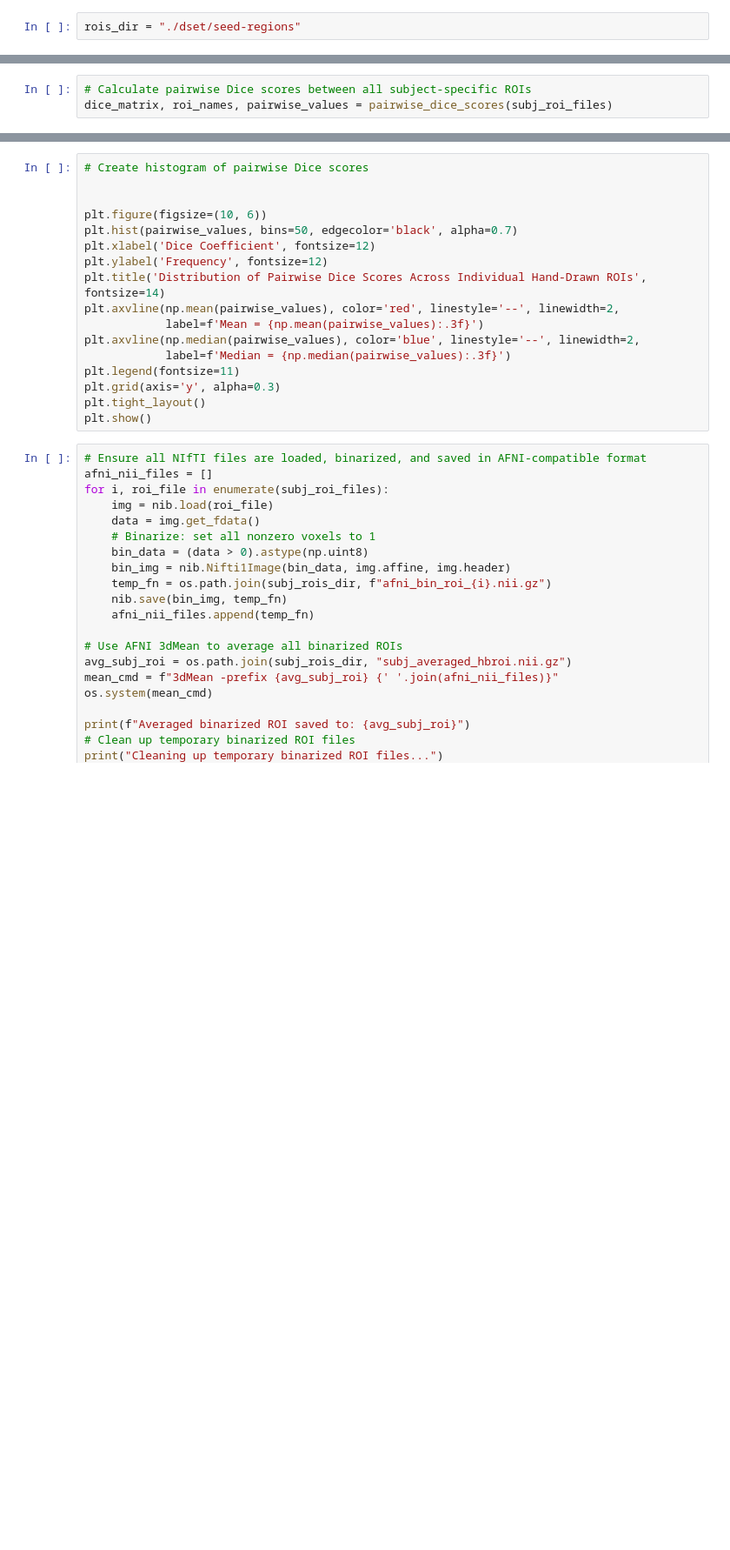
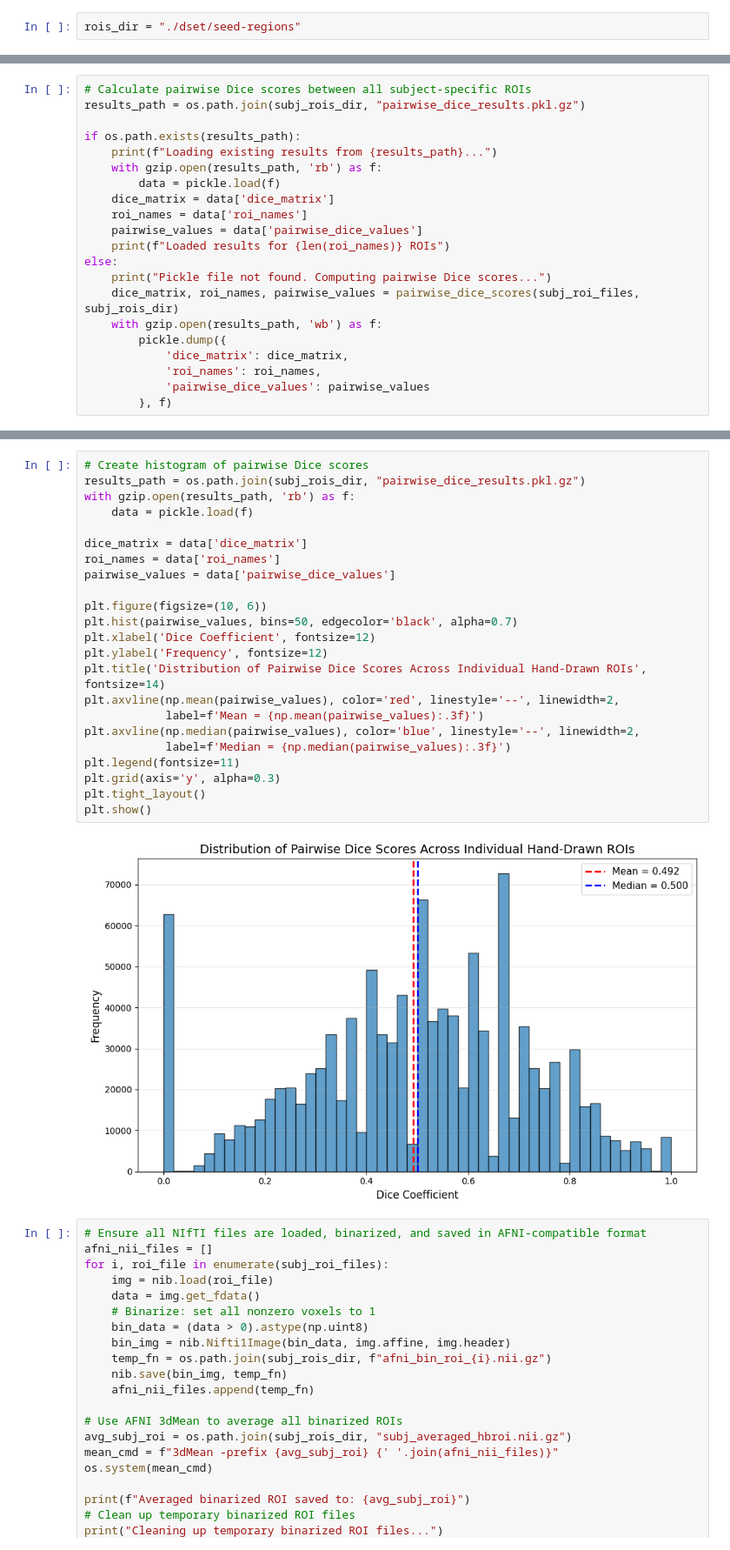
Before and after one commit to chlohamp/habenula-comparison, a Jupyter notebook: roi-comparison.ipynb, the cells around one changed output, grey strips where cells are left out. Shown at 87% size. Saved outputs shown, nothing was run; the diff lists cells and outputs as text; blank space fills up the shorter version.

Commit message:
pairwise score

```diff
--- a/roi-comparison.ipynb
+++ b/roi-comparison.ipynb
@@ -111,3 +169,21 @@ print(subj_roi_files)
 # %%
 # Calculate pairwise Dice scores between all subject-specific ROIs
-dice_matrix, roi_names, pairwise_values = pairwise_dice_scores(subj_roi_files)
+results_path = os.path.join(subj_rois_dir, "pairwise_dice_results.pkl.gz")
+
+if os.path.exists(results_path):
+    print(f"Loading existing results from {results_path}...")
+    with gzip.open(results_path, 'rb') as f:
+        data = pickle.load(f)
+    dice_matrix = data['dice_matrix']
+    roi_names = data['roi_names']
+    pairwise_values = data['pairwise_dice_values']
+    print(f"Loaded results for {len(roi_names)} ROIs")
+else:
+    print("Pickle file not found. Computing pairwise Dice scores...")
+    dice_matrix, roi_names, pairwise_values = pairwise_dice_scores(subj_roi_files, subj_rois_dir)
+    with gzip.open(results_path, 'wb') as f:
+        pickle.dump({
+            'dice_matrix': dice_matrix,
+            'roi_names': roi_names,
+            'pairwise_dice_values': pairwise_values
+        }, f)
@@ -114,20 +208,28 @@ dice_matrix, roi_names, pairwise_values = pairwise_dice_scores(subj_roi_files)
 # %%
 # Create histogram of pairwise Dice scores
+results_path = os.path.join(subj_rois_dir, "pairwise_dice_results.pkl.gz")
+with gzip.open(results_path, 'rb') as f:
+    data = pickle.load(f)
 
+dice_matrix = data['dice_matrix']
+roi_names = data['roi_names']
+pairwise_values = data['pairwise_dice_values']
 
 plt.figure(figsize=(10, 6))
 plt.hist(pairwise_values, bins=50, edgecolor='black', alpha=0.7)
 plt.xlabel('Dice Coefficient', fontsize=12)
 plt.ylabel('Frequency', fontsize=12)
 plt.title('Distribution of Pairwise Dice Scores Across Individual Hand-Drawn ROIs', fontsize=14)
 plt.axvline(np.mean(pairwise_values), color='red', linestyle='--', linewidth=2,
             label=f'Mean = {np.mean(pairwise_values):.3f}')
 plt.axvline(np.median(pairwise_values), color='blue', linestyle='--', linewidth=2,
             label=f'Median = {np.median(pairwise_values):.3f}')
 plt.legend(fontsize=11)
 plt.grid(axis='y', alpha=0.3)
 plt.tight_layout()
 plt.show()
+# %% [output]
+[figure, added]
 # %%
 # Ensure all NIfTI files are loaded, binarized, and saved in AFNI-compatible format
 afni_nii_files = []
```
Also changed, not shown: parts of 4 cells of this notebook.
